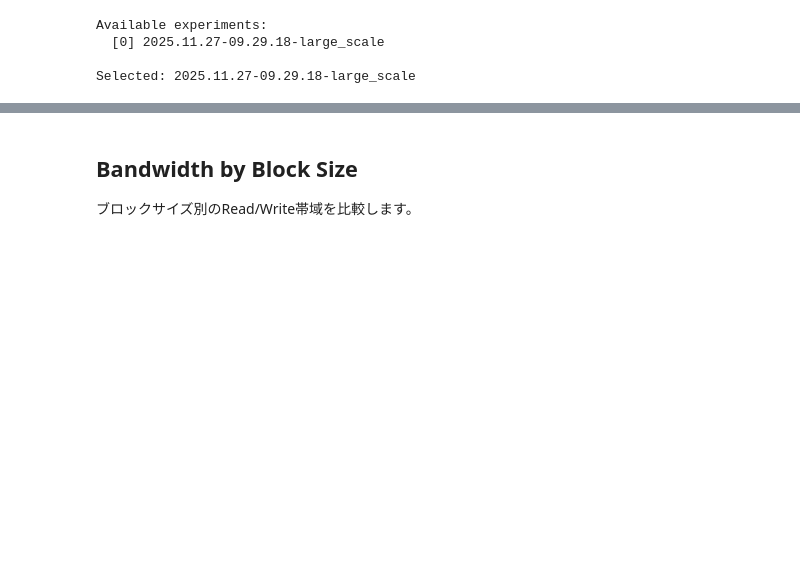
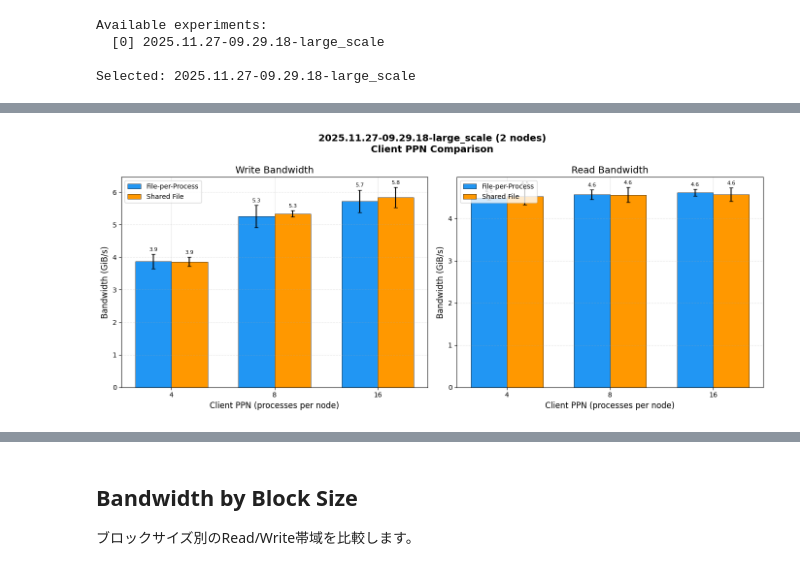
Before and after one commit to maetin0324/benchfs, a Jupyter notebook: plot/benchfsd_plot.ipynb, the cells around one changed output, grey strips where cells are left out. Cells and saved outputs as stored; diff of their text form; code cells hidden in the pictures; blank space fills up the shorter version.

```diff
--- a/plot/benchfsd_plot.ipynb
+++ b/plot/benchfsd_plot.ipynb
@@ -383,0 +546,91 @@ Selected: 2025.11.27-09.29.18-large_scale
+# %%
+if filtered_detail_df.is_empty() or experiment_label is None:
+    print("No data to plot.")
+else:
+    # Handle both single and multiple experiments
+    if len(experiment_labelS) == 1:
+        exp_df = filtered_detail_df.filter(pl.col("experiment") == experiment_labelS[0])
+        experiment_label = experiment_labelS[0]
+    else:
+        exp_df = filtered_detail_df
+        experiment_label = f"{len(experiment_labelS)} experiments"
+
+    # Extract node count from run name
+    exp_df = exp_df.with_columns(
+        pl.col("run").map_elements(extract_nodes_from_run, return_dtype=pl.Int64).alias("nnodes")
+    )
+
+    # Get client PPN values (tasks_per_node)
+    ppn_values = sorted(exp_df["tasks_per_node"].unique().drop_nulls().to_list())
+    print(f"Client PPN values: {ppn_values}")
+
+    if len(ppn_values) < 2:
+        print("Need at least 2 different client PPN values for comparison.")
+    else:
+        # Group by tasks_per_node and operation
+        ppn_bw = (
+            exp_df
+            .group_by(["tasks_per_node", "operation", "access_mode", "nnodes"])
+            .agg([
+                pl.col("bw_gib").mean().alias("bw_gib_mean"),
+                pl.col("bw_gib").std().alias("bw_gib_std"),
+                pl.col("num_tasks").first().alias("num_tasks"),
+            ])
+            .sort("tasks_per_node")
+        ).to_pandas()
+
+        # Plot for each node count
+        node_counts = sorted(ppn_bw['nnodes'].dropna().unique())
+
+        for nnodes in node_counts:
+            node_df = ppn_bw[ppn_bw['nnodes'] == nnodes]
+
+            fig, axes = plt.subplots(1, 2, figsize=(14, 6))
+
+            colors = {'File-per-Process': '#2196F3', 'Shared File': '#FF9800'}
+
+            for ax, operation in zip(axes, ['write', 'read']):
+                op_df = node_df[node_df['operation'] == operation]
+                ppn_list = sorted(op_df['tasks_per_node'].unique())
+
+                width = 0.35
+                x = range(len(ppn_list))
+
+                for i, mode in enumerate(['File-per-Process', 'Shared File']):
+                    mode_df = op_df[op_df['access_mode'] == mode]
+                    if mode_df.empty:
+                        continue
+                    mode_df = mode_df.set_index('tasks_per_node').reindex(ppn_list)
+
+                    offset = -width/2 if i == 0 else width/2
+                    ax.bar(
+                        [xi + offset for xi in x],
+                        mode_df['bw_gib_mean'].fillna(0),
+                        width=width,
+                        yerr=mode_df['bw_gib_std'].fillna(0),
+                        label=mode,
+                        color=colors[mode],
+                        edgecolor='black',
+                        linewidth=0.5,
+                        capsize=3,
+                    )
+
+                ax.set_xlabel('Client PPN (processes per node)')
+                ax.set_ylabel('Bandwidth (GiB/s)')
+                ax.set_title(f'{operation.capitalize()} Bandwidth')
+                ax.set_xticks(x)
+                ax.set_xticklabels([int(p) for p in ppn_list])
+                ax.legend(loc='upper left')
+                ax.grid(axis='y', alpha=0.3, linestyle='--')
+
+                # Add value labels
+                for container in ax.containers:
+                    if hasattr(container, 'patches'):
+                        ax.bar_label(container, fmt='%.1f', padding=3, fontsize=8)
+
+            fig.suptitle(f'{experiment_label} ({int(nnodes)} nodes)\nClient PPN Comparison', fontsize=14, fontweight='bold')
+            plt.tight_layout()
+            save(fig, f"client_ppn_{slugify(experiment_label)}_{int(nnodes)}nodes")
+            plt.show()
+            plt.close(fig)
+# %% [output]
@@ -383,0 +638 @@ Selected: 2025.11.27-09.29.18-large_scale
+[figure, added]
```
Also changed, not shown: parts of 15 cells of this notebook, 11 other files.
